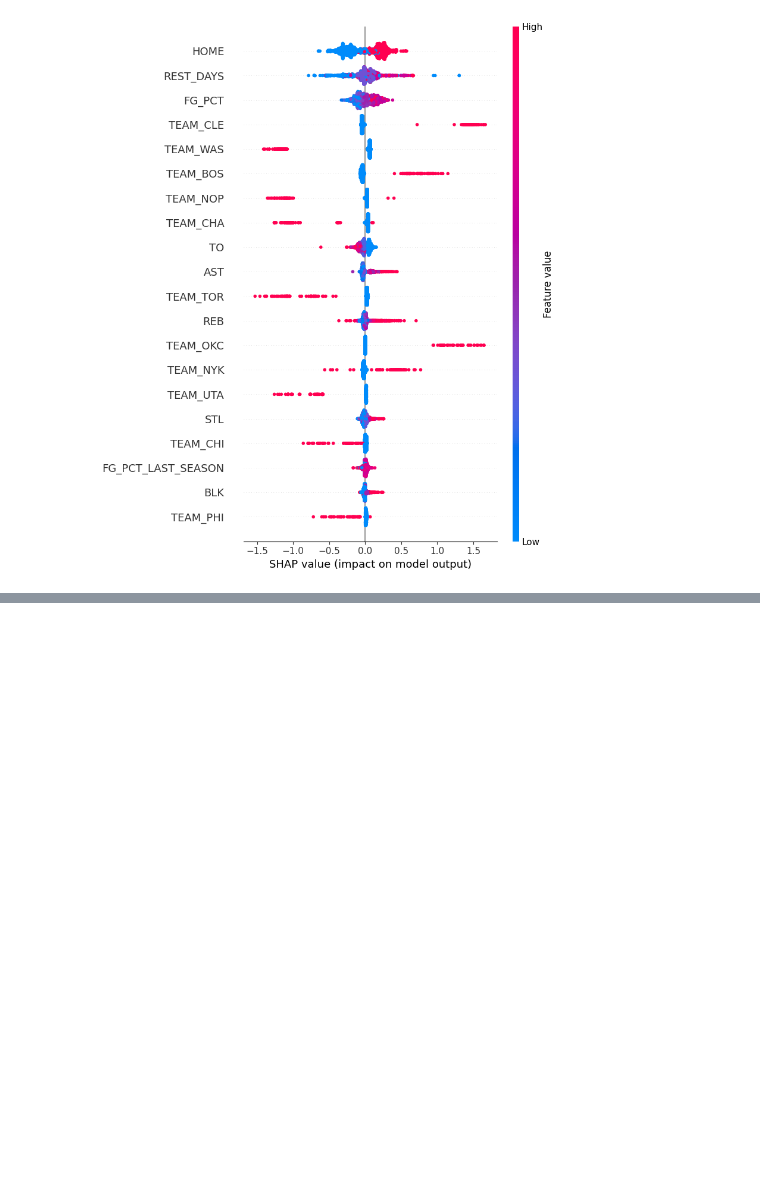
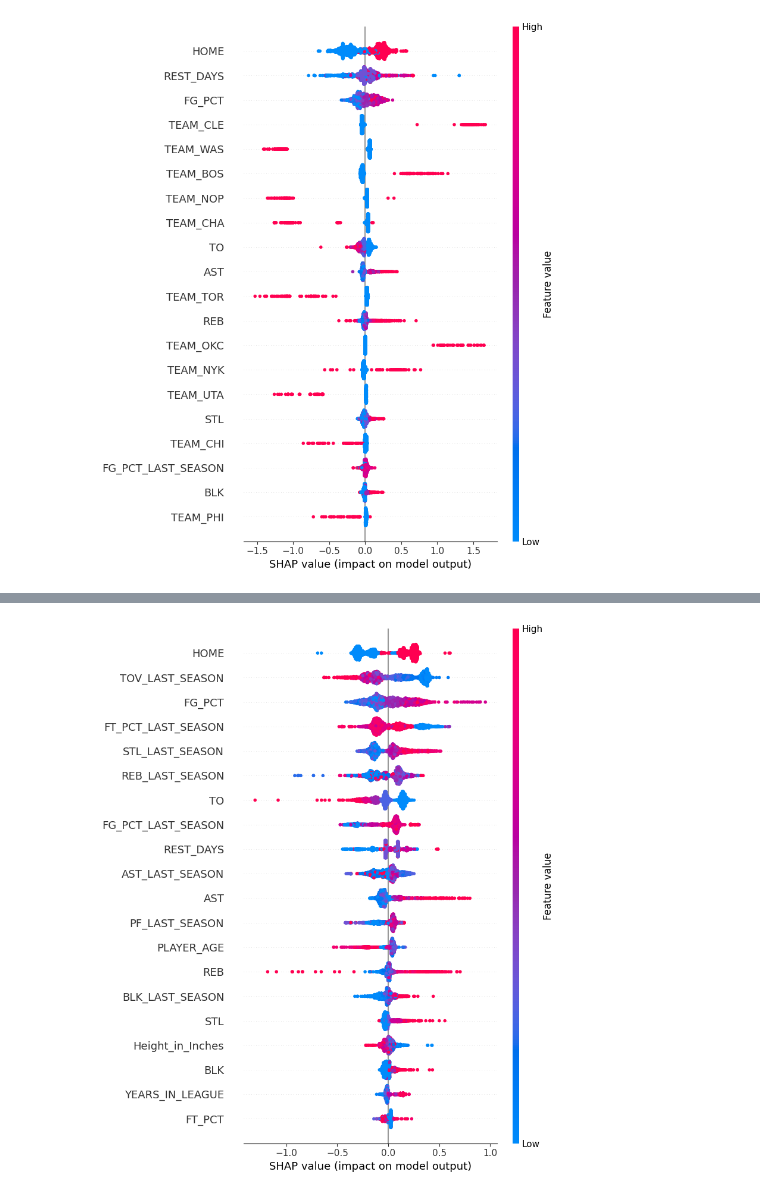
Before and after one commit to jiin-son/nba, a Jupyter notebook: NBA_Machine_Learning.ipynb, the cells around one changed output, grey strips where cells are left out. Cells and saved outputs as stored; diff of their text form; code cells hidden in the pictures; blank space fills up the shorter version.

```diff
--- a/NBA_Machine_Learning.ipynb
+++ b/NBA_Machine_Learning.ipynb
@@ -239,0 +348,4 @@ shap.summary_plot(shap_values)
+# %%
+shap.summary_plot(shap_values)
+# %% [output]
+[figure, added]
```
Also changed, not shown: parts of 12 cells of this notebook.
